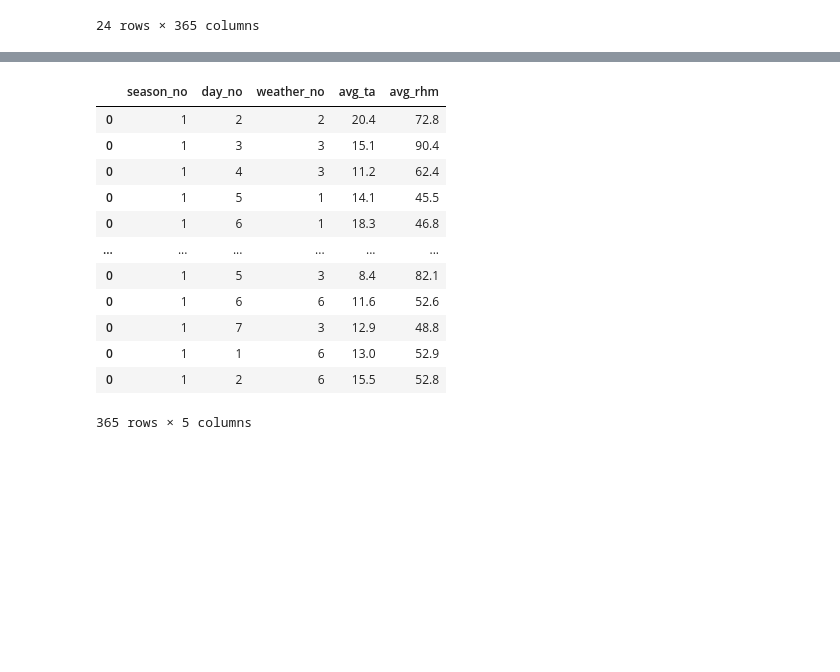
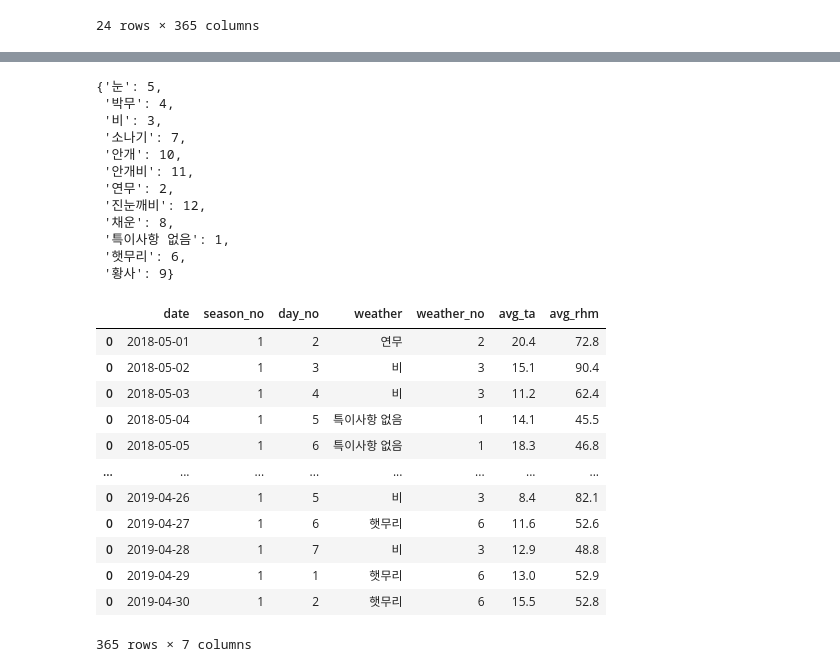
Before and after one commit to formegusto/houself-rnn, a Jupyter notebook: RNN Modeling.ipynb, the cells around one changed output, grey strips where cells are left out. Saved outputs shown, nothing was run; the diff lists cells and outputs as text; code cells hidden in the pictures; blank space fills up the shorter version.

Commit message:
separate training, test datas

```diff
--- a/RNN Modeling.ipynb
+++ b/RNN Modeling.ipynb
@@ -79,3 +81,32 @@ merge_datas
 | 22 | 0.306 | 0.201 | 0.303 | 0.324 | 0.411 | 0.375 | 0.317 | 0.287 | ... |
 | 23 | 0.305 | 0.196 | 0.302 | 0.334 | 0.403 | 0.371 | 0.343 | 0.318 | ... |
 24 rows × 365 columns
+# %%
+# Set Test Datas
+# 계절별 10% 랜덤하게
+def get_season_no(month):
+    if month in [3,4,5]:
+        return 1 # 봄
+    elif month in [6,7,8]:
+        return 2 # 여름
+    elif month in [9,10,11]:
+        return 3 # 가을
+    elif month in [12,1,2]:
+        return 4 # 겨울
+
+test_merge_datas = pd.DataFrame();
+
+for i in range(1,5):
+    filter_list = list(filter(lambda date: get_season_no(date.month) == i, merge_datas.columns))
+    test_list_idx = list()
+    while True:
+        filter_data = filter_list[ran.randrange(0,len(filter_list))]
+        if filter_data not in test_list_idx:
+            test_list_idx.append(filter_data)
+
+        if len(test_list_idx) >= (len(filter_list) * 15 / 100):
+            break;
+    test_merge_datas = pd.concat([test_merge_datas, merge_datas[test_list_idx]], axis=1)
+    merge_datas.drop(test_list_idx, axis=1, inplace=True)
+
+test_merge_datas
@@ -91,48 +162,61 @@ for wt in wt_db_datas:
     tmp['avg_rhm'] = [wt['avgRhm']]
 
     wt_datas = pd.concat([wt_datas, tmp])
 
 # weather 정수 인코딩
 weather_count = Counter(wt_datas['weather'])
 weather_integer = dict()
 rank = 1
 for key, count in weather_count.most_common():
     weather_integer[key] = rank
     rank += 1
-
+pp.pprint(weather_integer)
 wt_datas['weather_no'] = [weather_integer[weather] for weather in wt_datas['weather']]
 wt_datas
 
 def get_season_no(month):
     if month in [3,4,5]:
         return 1 # 봄
     elif month in [6,7,8]:
         return 2 # 여름
     elif month in [9,10,11]:
         return 3 # 가을
     elif month in [12,1,2]:
         return 4 # 겨울
 
 # Date, Season Utils
 wt_datas['season_no'] = [get_season_no(weather.month) for weather in wt_datas['date']]
 wt_datas['day_no'] = [weather.weekday() + 1 for weather in wt_datas['date']]
 
 sample_weather_col = ['season_no','day_no','weather_no','avg_ta', 'avg_rhm']
-wt_datas[sample_weather_col]
+sample_weather_col_2 = ['date','season_no','day_no','weather','weather_no','avg_ta', 'avg_rhm']
+wt_datas[sample_weather_col_2]
 # %% [output]
+{'눈': 5,
+ '박무': 4,
+ '비': 3,
+ '소나기': 7,
+ '안개': 10,
+ '안개비': 11,
+ '연무': 2,
+ '진눈깨비': 12,
+ '채운': 8,
+ '특이사항 없음': 1,
+ '햇무리': 6,
+ '황사': 9}
-|  | season_no | day_no | weather_no | avg_ta | avg_rhm |
-| 0 | 1 | 2 | 2 | 20.4 | 72.8 |
-| 0 | 1 | 3 | 3 | 15.1 | 90.4 |
-| 0 | 1 | 4 | 3 | 11.2 | 62.4 |
-| 0 | 1 | 5 | 1 | 14.1 | 45.5 |
-| 0 | 1 | 6 | 1 | 18.3 | 46.8 |
-| ... | ... | ... | ... | ... | ... |
-| 0 | 1 | 5 | 3 | 8.4 | 82.1 |
-| 0 | 1 | 6 | 6 | 11.6 | 52.6 |
-| 0 | 1 | 7 | 3 | 12.9 | 48.8 |
-| 0 | 1 | 1 | 6 | 13.0 | 52.9 |
-| 0 | 1 | 2 | 6 | 15.5 | 52.8 |
+|  | date | season_no | day_no | weather | weather_no | avg_ta | avg_rhm |
+| 0 | 2018-05-01 | 1 | 2 | 연무 | 2 | 20.4 | 72.8 |
+| 0 | 2018-05-02 | 1 | 3 | 비 | 3 | 15.1 | 90.4 |
+| 0 | 2018-05-03 | 1 | 4 | 비 | 3 | 11.2 | 62.4 |
+| 0 | 2018-05-04 | 1 | 5 | 특이사항 없음 | 1 | 14.1 | 45.5 |
+| 0 | 2018-05-05 | 1 | 6 | 특이사항 없음 | 1 | 18.3 | 46.8 |
+| ... | ... | ... | ... | ... | ... | ... | ... |
+| 0 | 2019-04-26 | 1 | 5 | 비 | 3 | 8.4 | 82.1 |
+| 0 | 2019-04-27 | 1 | 6 | 햇무리 | 6 | 11.6 | 52.6 |
+| 0 | 2019-04-28 | 1 | 7 | 비 | 3 | 12.9 | 48.8 |
+| 0 | 2019-04-29 | 1 | 1 | 햇무리 | 6 | 13.0 | 52.9 |
+| 0 | 2019-04-30 | 1 | 2 | 햇무리 | 6 | 15.5 | 52.8 |
-365 rows × 5 columns
+365 rows × 7 columns
 # %%
 # Config Sample Datas - Padding
 # Data Preprocessing
```
Also changed, not shown: parts of 5 cells of this notebook.
